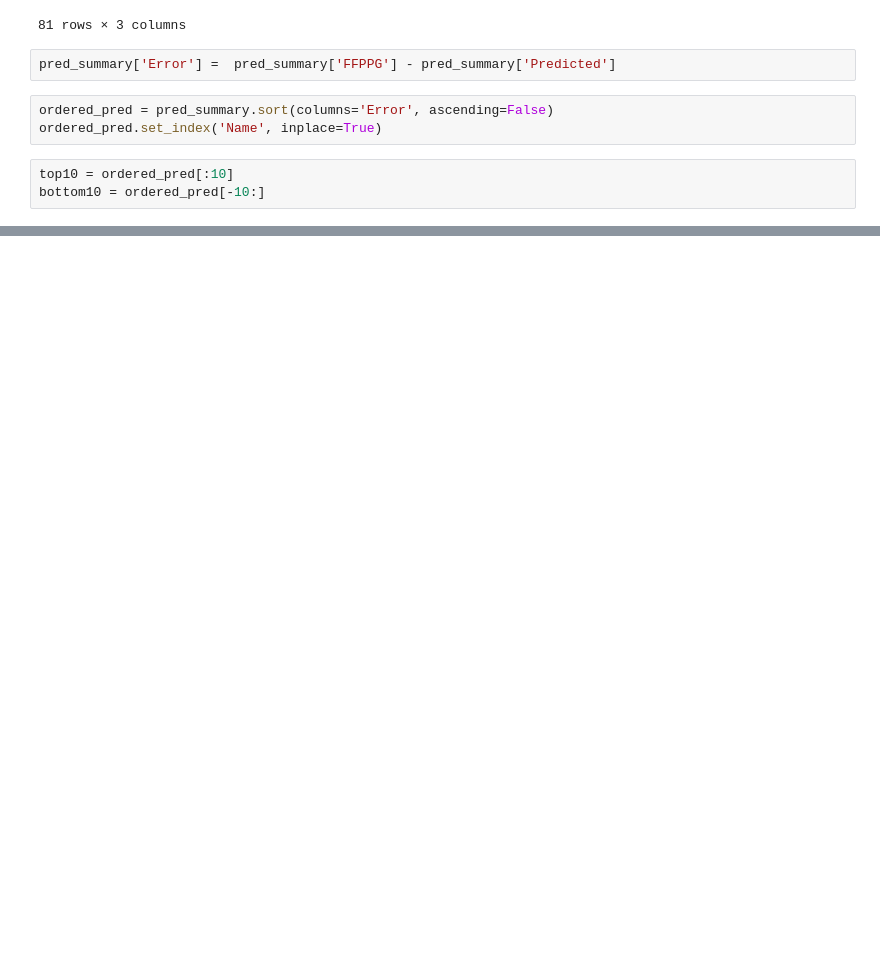
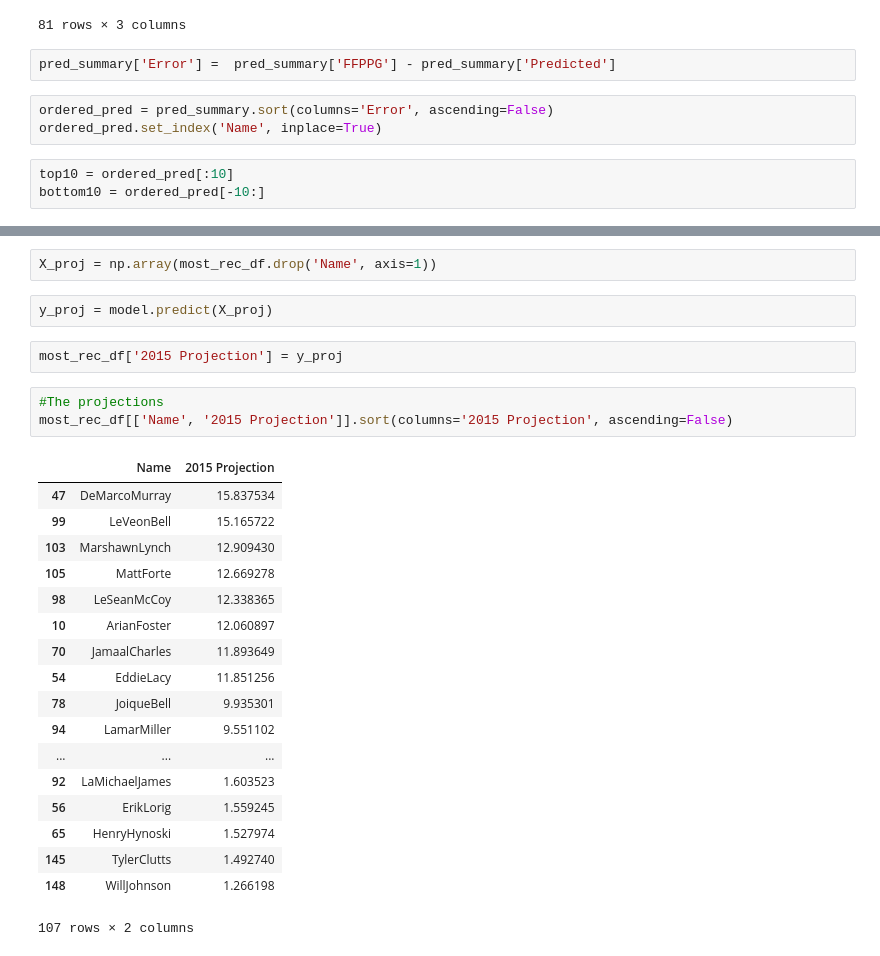
Before and after one commit to keithdlandry/player_stats, a Jupyter notebook: scripts/rb_performance.ipynb, the cells around one changed output, grey strips where cells are left out. Drawn from its saved outputs; the diff is of its cells as text; blank space fills up the shorter version.

```diff
--- a/scripts/rb_performance.ipynb
+++ b/scripts/rb_performance.ipynb
@@ -116,0 +129,28 @@ plt.xlabel('Player', fontsize=20)
+# %%
+X_proj = np.array(most_rec_df.drop('Name', axis=1))
+# %%
+y_proj = model.predict(X_proj)
+# %%
+most_rec_df['2015 Projection'] = y_proj
+# %%
+#The projections
+most_rec_df[['Name', '2015 Projection']].sort(columns='2015 Projection', ascending=False)
+# %% [output]
+|  | Name | 2015 Projection |
+| 47 | DeMarcoMurray | 15.837534 |
+| 99 | LeVeonBell | 15.165722 |
+| 103 | MarshawnLynch | 12.909430 |
+| 105 | MattForte | 12.669278 |
+| 98 | LeSeanMcCoy | 12.338365 |
+| 10 | ArianFoster | 12.060897 |
+| 70 | JamaalCharles | 11.893649 |
+| 54 | EddieLacy | 11.851256 |
+| 78 | JoiqueBell | 9.935301 |
+| 94 | LamarMiller | 9.551102 |
+| ... | ... | ... |
+| 92 | LaMichaelJames | 1.603523 |
+| 56 | ErikLorig | 1.559245 |
+| 65 | HenryHynoski | 1.527974 |
+| 145 | TylerClutts | 1.492740 |
+| 148 | WillJohnson | 1.266198 |
+107 rows × 2 columns
```
Also changed, not shown: parts of 10 cells of this notebook, 2 other files.
